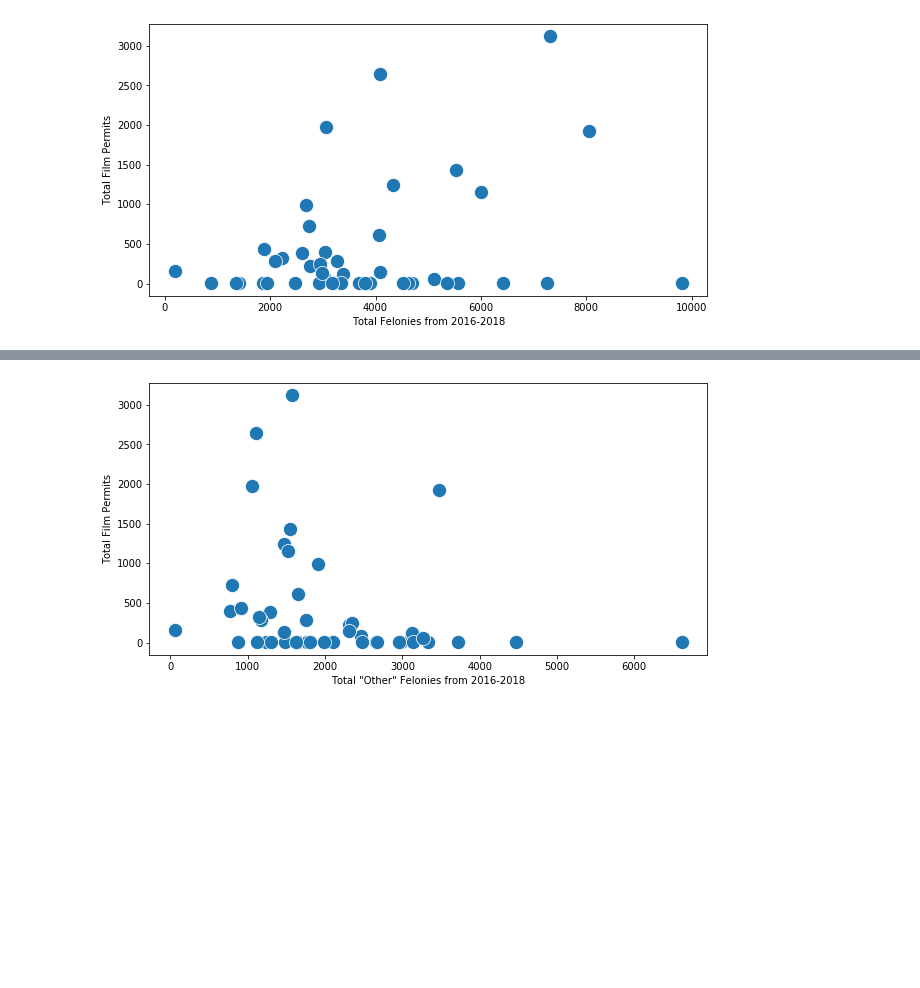
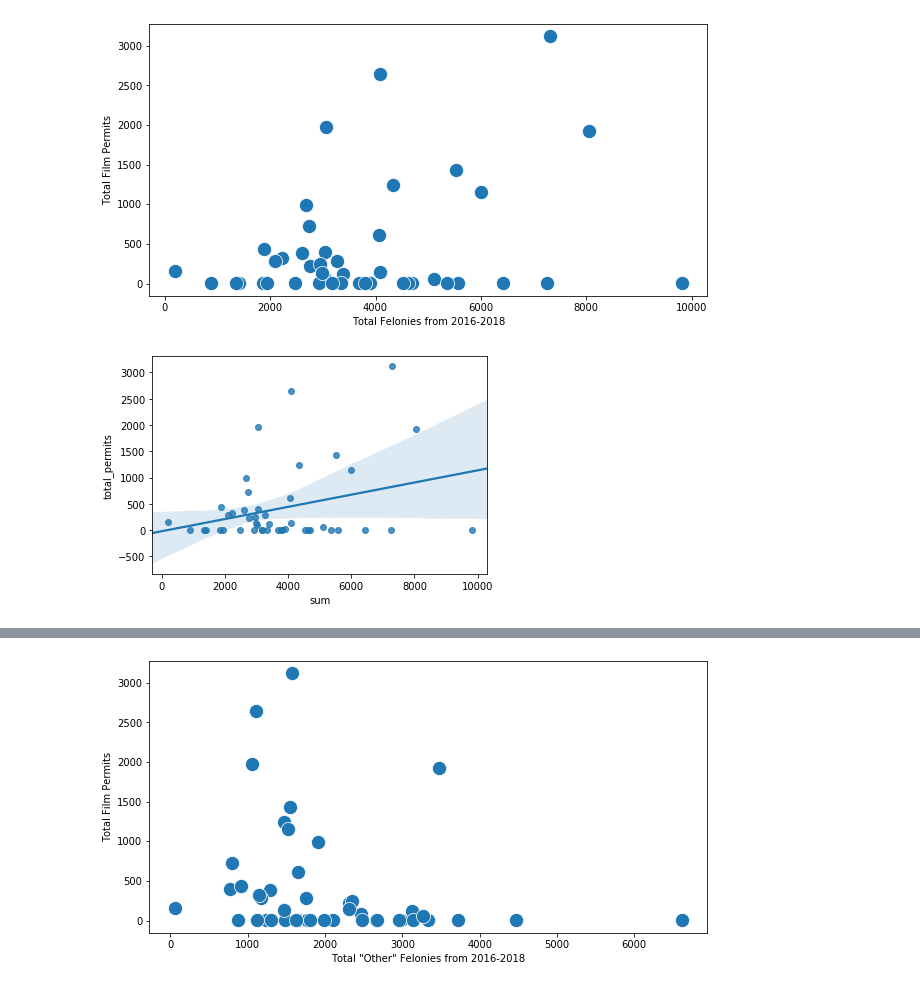
Before and after one commit to triolinho/stats_project, a Jupyter notebook: project_nb.ipynb, the cells around one changed output, grey strips where cells are left out. Cells and saved outputs as stored; diff of their text form; code cells hidden in the pictures; blank space fills up the shorter version.

Commit message:
added dist graphs

```diff
--- a/project_nb.ipynb
+++ b/project_nb.ipynb
@@ -1173,3 +1173,7 @@ plt.ylabel('Total Film Permits')
 plt.show()
 # %% [output]
 [figure]
+# %%
+rg1=sns.regplot(felony_film_df['sum'], felony_film_df['total_permits'])
+# %% [output]
+[figure, added]
```
Also changed, not shown: parts of 13 cells of this notebook, 5 other files.
